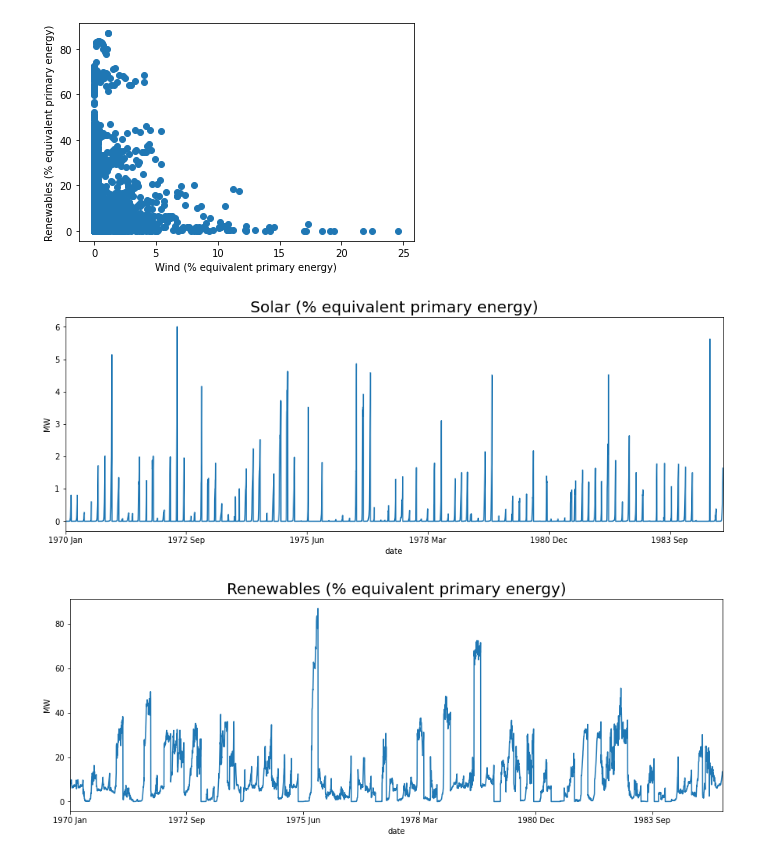
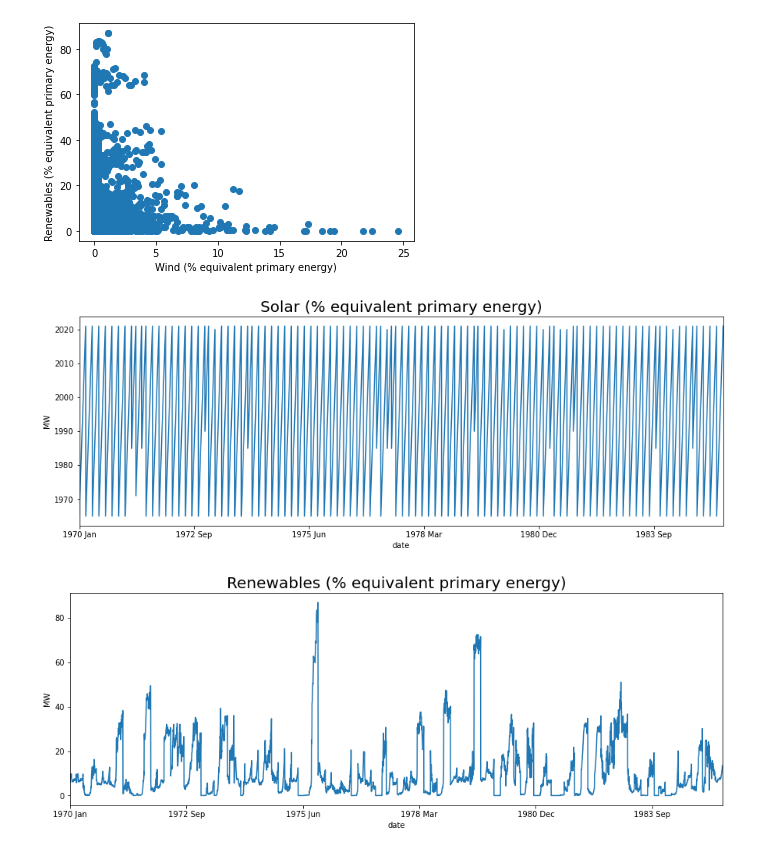
Before and after one commit to iclalseymakoca/Renewable_Energy, a Jupyter notebook: Renewable_Energy.ipynb, the cells around one changed output. Drawn from its saved outputs; the diff is of its cells as text; code cells hidden in the pictures.

```diff
--- a/Renewable_Energy.ipynb
+++ b/Renewable_Energy.ipynb
@@ -229,17 +286,17 @@ Text(0, 0.5, 'Renewables (% equivalent primary energy)')
 [figure]
 # %%
 plt.figure(figsize=(15,5))
-plt.plot(df['Solar (% equivalent primary energy)'])
+plt.plot(renewable_share_energ['Year'])
 plt.title('Solar (% equivalent primary energy)', fontsize=20)
 plt.ylabel('MW')
 plt.xlabel('date')
 ax = plt.gca()
 
 ax.autoscale(enable=True, axis='x', tight=True)
 ax.xaxis.set_major_formatter(DateFormatter("%Y %b"))
 plt.show()
 # %% [output]
-[figure, old version]
+[figure, new version]
 # %%
 plt.figure(figsize=(15,5))
 plt.plot(df['Renewables (% equivalent primary energy)'])
```
Also changed, not shown: parts of 19 cells of this notebook.
